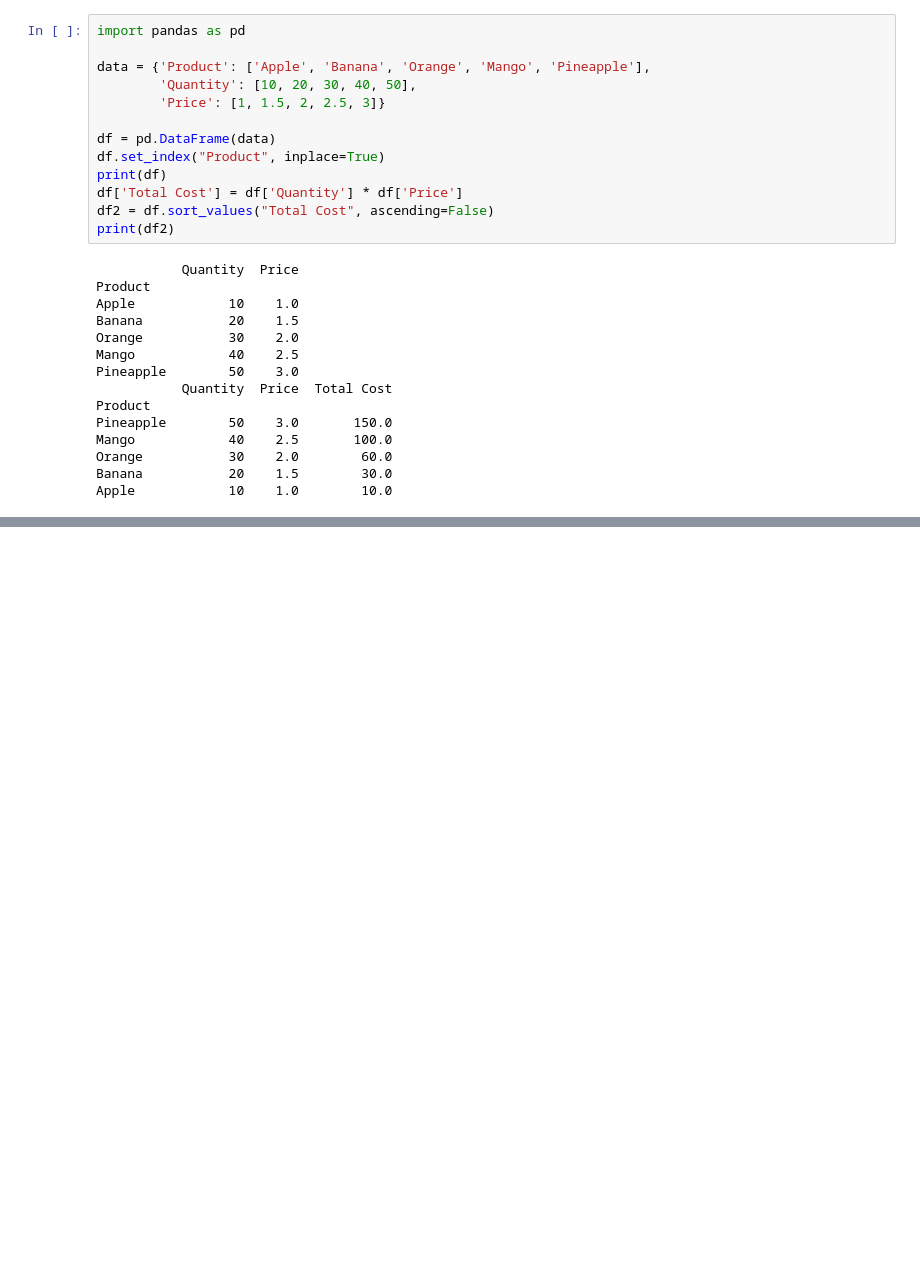
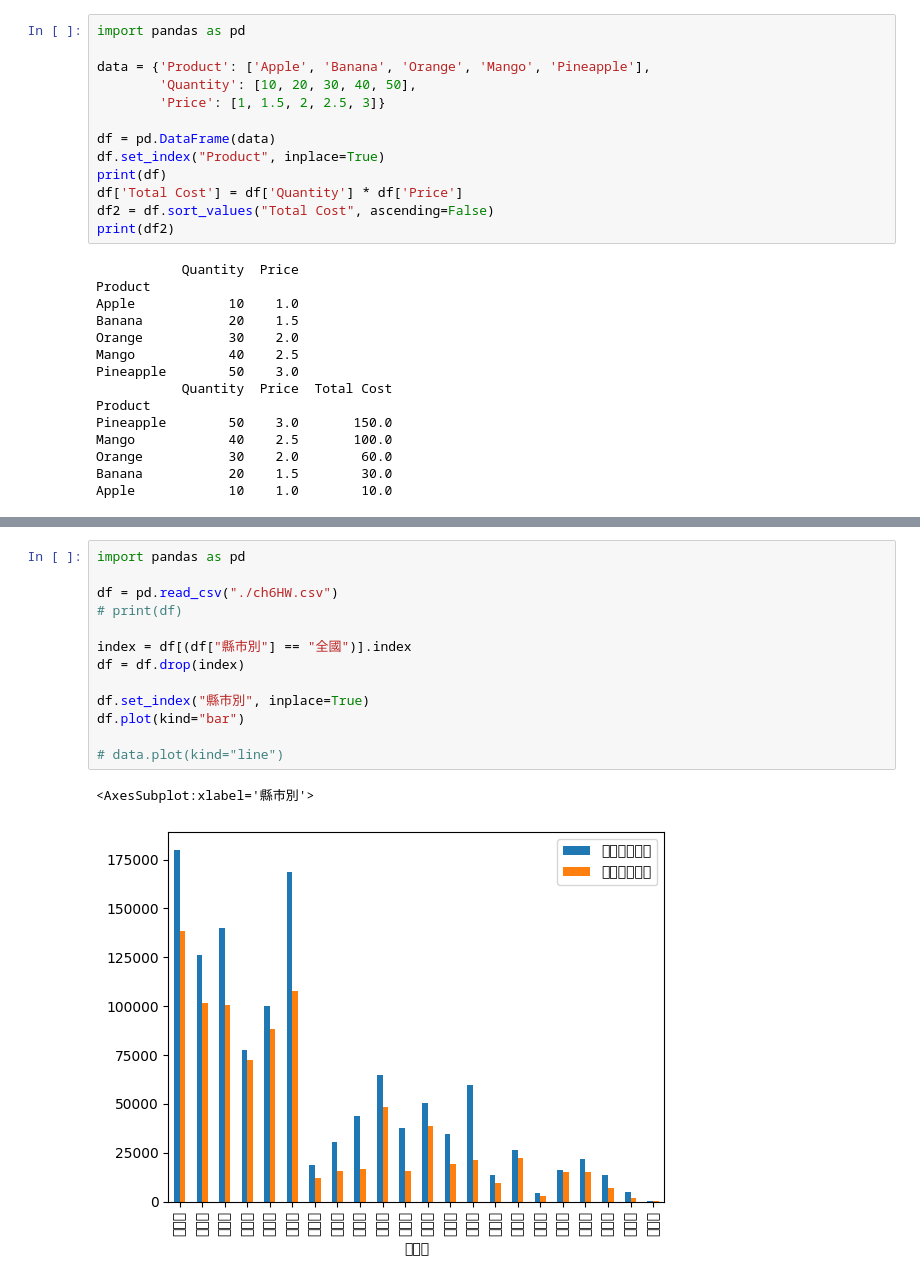
Before and after one commit to stevenhsiao-nzxt-sqa/python-web-crawler, a Jupyter notebook: Ch6.ipynb, the cells around one changed output, grey strips where cells are left out. Saved outputs shown, nothing was run; the diff lists cells and outputs as text; blank space fills up the shorter version.

```diff
--- a/Ch6.ipynb
+++ b/Ch6.ipynb
@@ -502,0 +915,16 @@ Apple            10    1.0        10.0
+# %%
+import pandas as pd
+
+df = pd.read_csv("./ch6HW.csv")
+# print(df)
+
+index = df[(df["縣市別"] == "全國")].index
+df = df.drop(index)
+
+df.set_index("縣市別", inplace=True)
+df.plot(kind="bar")
+
+# data.plot(kind="line")
+# %% [output]
+<AxesSubplot:xlabel='縣市別'>
+[figure, added]
```
Also changed, not shown: parts of 36 cells of this notebook, 1 other file.
